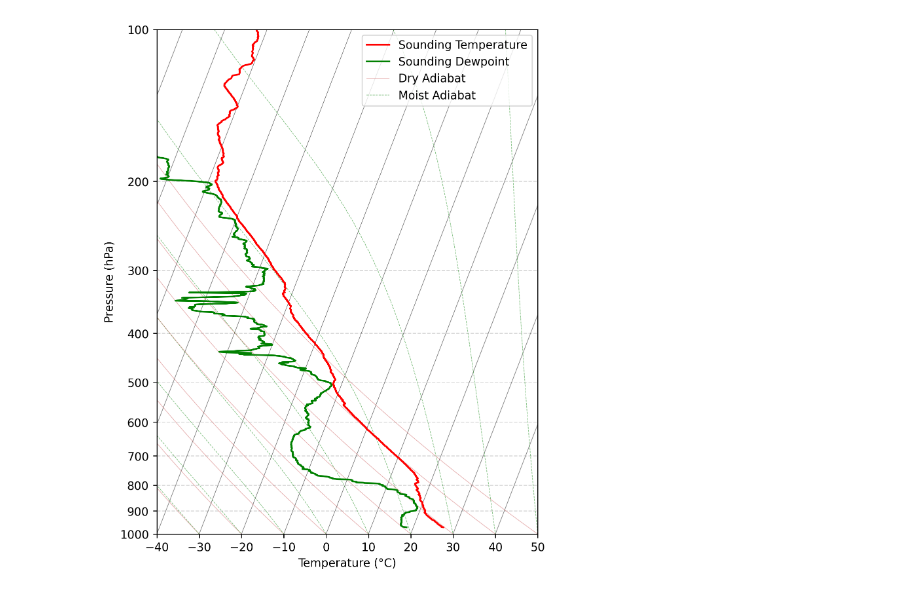
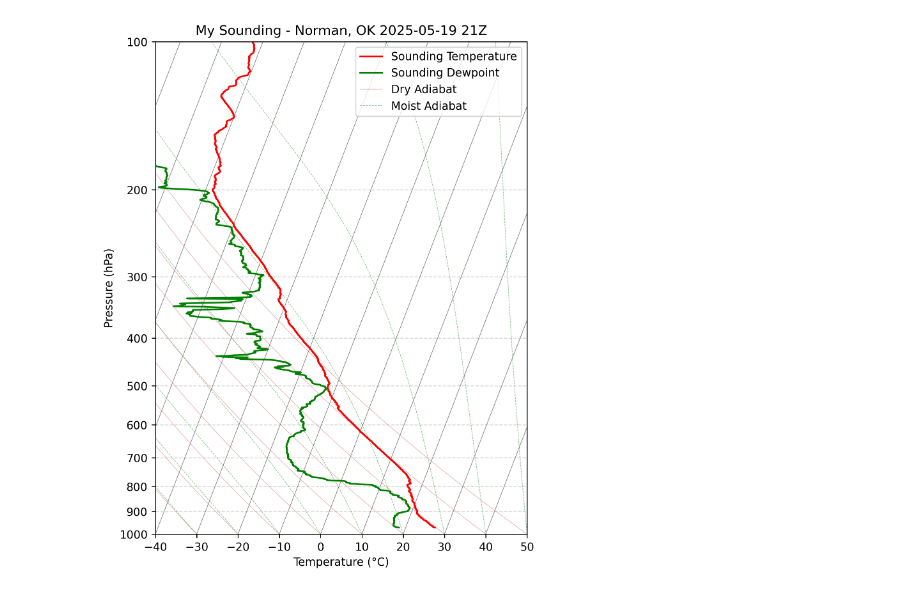
Before and after one commit to Jonathan-Douglas1/Fundimentals_Of_Meteorology, a Jupyter notebook: Lab_3.ipynb, the cells around one changed output. Cells and saved outputs as stored; diff of their text form; code cells hidden in the pictures.

```diff
--- a/Lab_3.ipynb
+++ b/Lab_3.ipynb
@@ -179,31 +161,32 @@ for i in range(len(temp_skewed)):
     """
     #Again, dont do this at 2 am.
     # I ws creating the moist adiabat in get_moist_lapse_rate, but not returning it for some reason.
     #Leaving this ehre for fun lol
 
     moist_lapse_profile_skewed = skewT(moist_adiabat[:-1], pres_array[:-1])
 
     plt.plot(moist_lapse_profile_skewed, pres_array[:-1], color = "green", linewidth=0.5, alpha = 0.5, linestyle="--")
 
 #Add the observed sounding
 sounding_temp_skewed = skewT(sounding_temp, sounding_pres)
 sounding_dew_skewed = skewT(sounding_dew, sounding_pres)
 
 plt.plot(sounding_temp_skewed, sounding_pres, color = "red", linewidth=1.5, label = "Sounding Temperature")
 plt.plot(sounding_dew_skewed, sounding_pres, color = "green", linewidth=1.5, label = "Sounding Dewpoint")
 
 #I guess I also need to make fake adiabats so I can put them in a legend.
 plt.plot([], [], color = "indianred", linewidth=0.5, alpha = 0.5, label = "Dry Adiabat")
 plt.plot([], [], color = "green", linewidth=0.5, alpha = 0.5, linestyle="--", label = "Moist Adiabat")
 
 plt.xlim(-40, 50)
 plt.grid(axis="y", which="both", linestyle="--", alpha=0.5)
 plt.yscale('log')
 plt.ylim(1000, 100)
 plt.yticks([1000,900,800,700,600,500,400,300,200,100], ["1000","900","800","700","600","500","400","300","200","100"])
 plt.xlabel("Temperature (°C)")
 plt.ylabel("Pressure (hPa)")
 plt.legend(loc="upper right")
+plt.title("My Sounding - Norman, OK 2025-05-19 21Z")
 plt.show()
 # %% [output]
-[figure, old version]
+[figure, new version]
```
Also changed, not shown: parts of 7 cells of this notebook.
